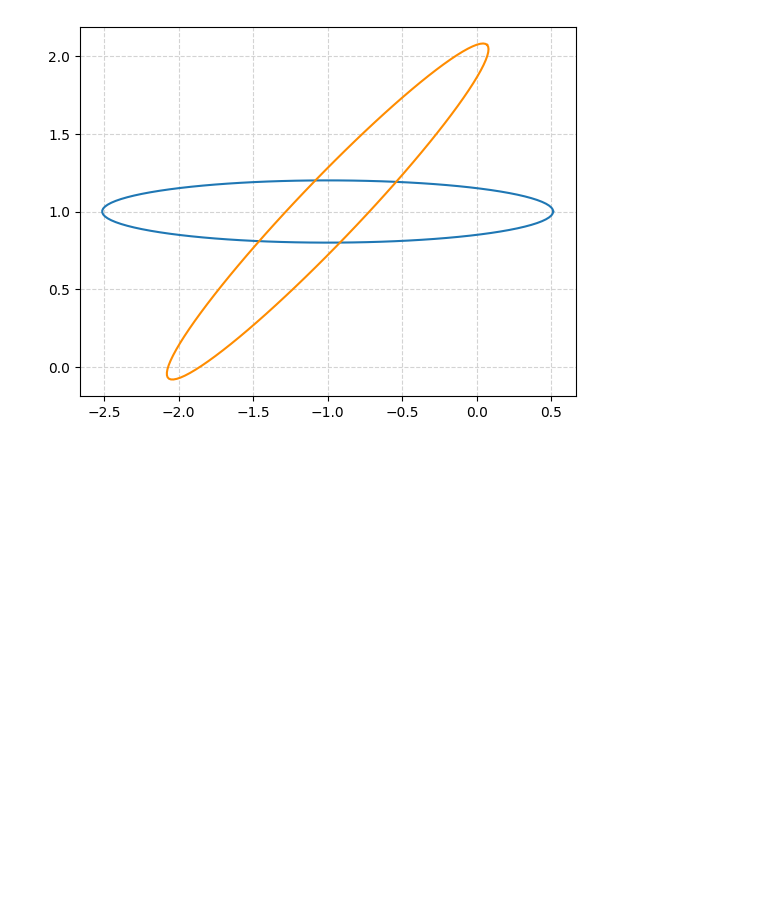
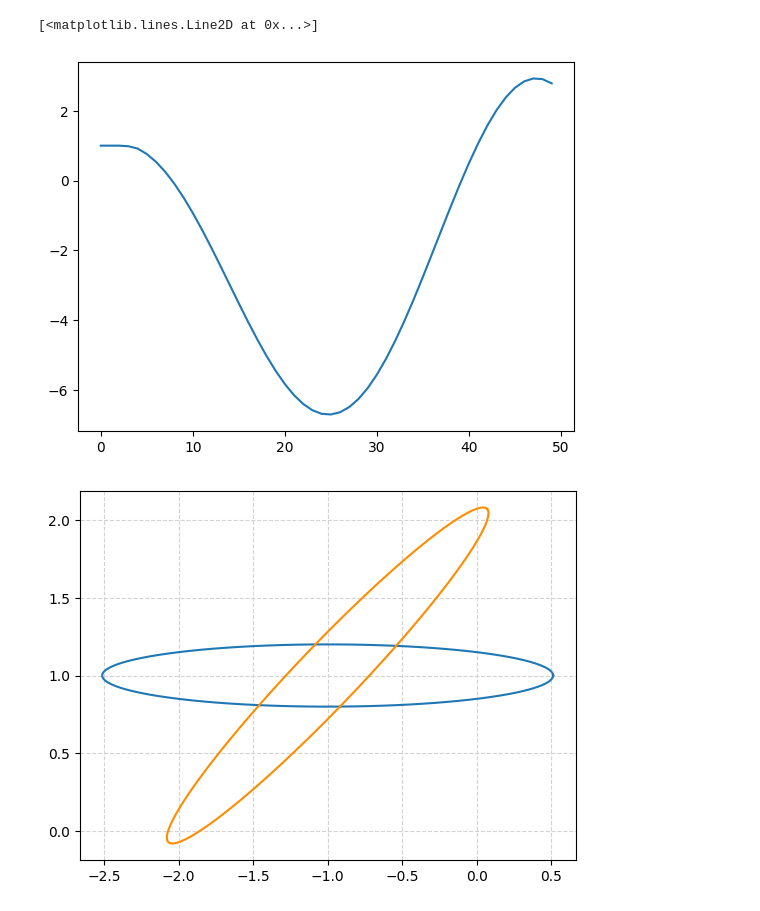
Before and after one commit to iamsavva/birotor_sdp, a Jupyter notebook: testing.ipynb, the cells around one changed output. Cells and saved outputs as stored; diff of their text form; code cells hidden in the pictures; blank space fills up the shorter version.

```diff
--- a/testing.ipynb
+++ b/testing.ipynb
@@ -65,6 +65,29 @@ from sdp import (
     _generic_constraint_bindings_to_polynomials,
 )
 from sdp_birotor import get_solution_from_X, solve_sdp_birotor
+# %%
+N = 50
+c = np.ones(N)
+s = np.zeros(N)
+dc = np.zeros(N)
+ds = np.zeros(N)
+dth = np.ones(N) * 0.7
+
+dt = 0.2
+for n in range(0, N-1):
+    c[n+1] = c[n] + dt * dc[n]
+    s[n+1] = s[n] + dt * ds[n]
+    if n <=3:
+        ddth_n = 3
+    else:
+        ddth_n = 0
+    dc[n+1] = dc[n] - dt * ( ddth_n*s[n] + dth[n]*ds[n] )
+    ds[n+1] = ds[n] + dt * ( ddth_n*c[n] + dth[n]*dc[n] )
+
+plt.plot(list(range(0, N)), c)
+# %% [output]
+[<matplotlib.lines.Line2D at 0x...>]
+[figure, added]
 # %%
 import numpy as np
 from matplotlib import pyplot as plt
```
Also changed, not shown: 4 other files.
